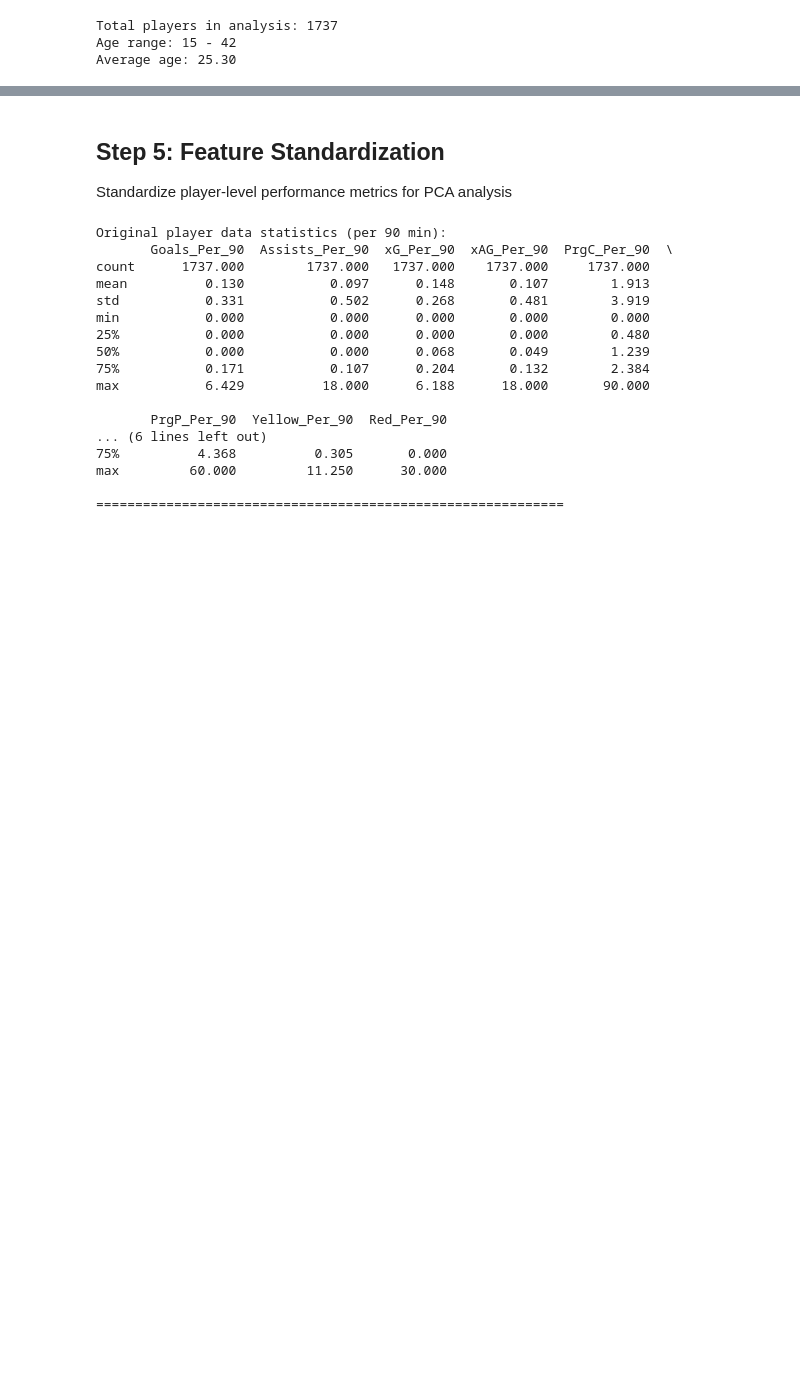
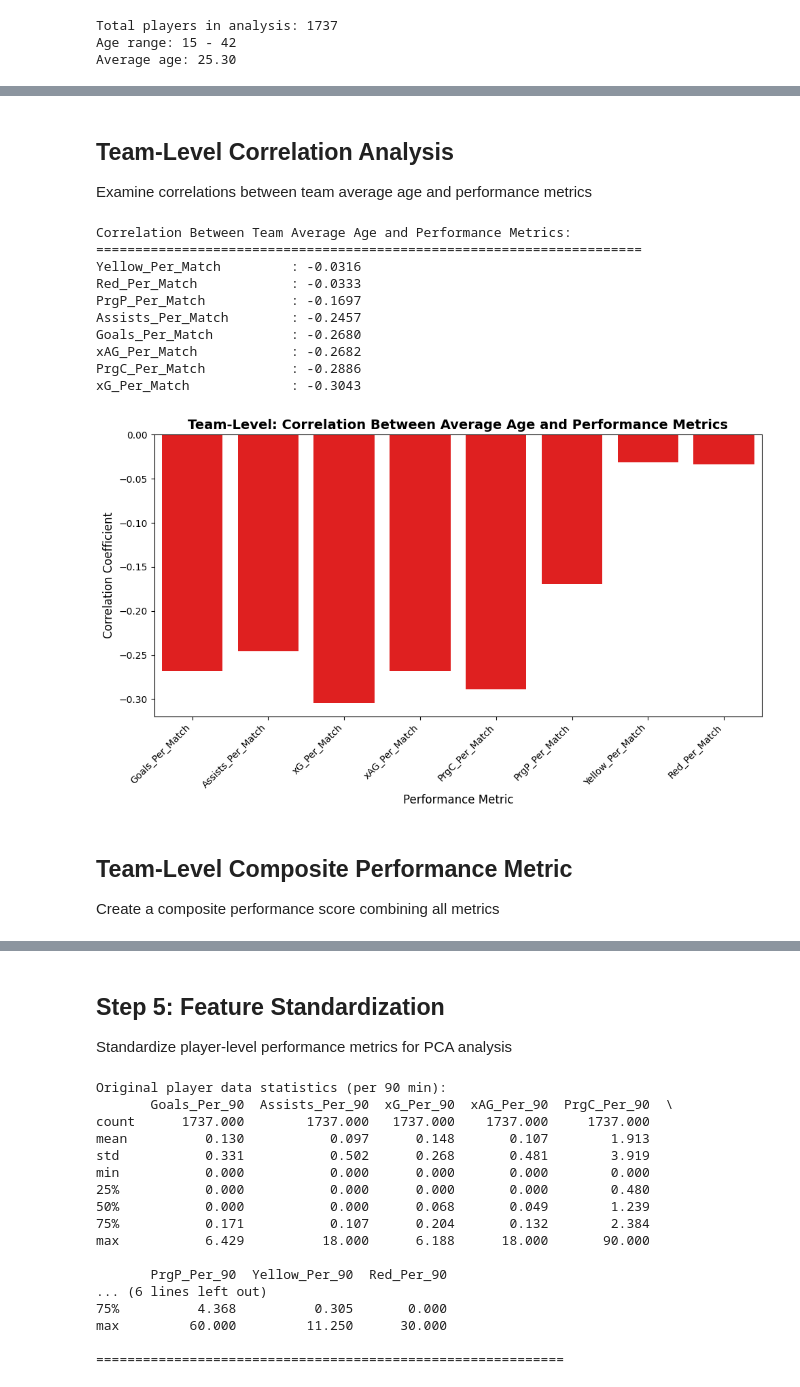
Before and after one commit to Bola-j/Football_Aanlytics_project, a Jupyter notebook: analysis/ques3.ipynb, the cells around one changed output, grey strips where cells are left out. Saved outputs shown, nothing was run; the diff lists cells and outputs as text; code cells hidden in the pictures; blank space fills up the shorter version.

Commit message:
Do teams with higher average player age perform worse in tournaments?

```diff
--- a/analysis/ques3.ipynb
+++ b/analysis/ques3.ipynb
@@ -442,0 +565,45 @@ Average age: 25.30
+# %% [markdown]
+## Team-Level Correlation Analysis
+Examine correlations between team average age and performance metrics
+# %%
+# Calculate correlations between team average age and performance metrics
+team_performance_cols = ['Goals_Per_Match', 'Assists_Per_Match', 'xG_Per_Match',
+                          'xAG_Per_Match', 'PrgC_Per_Match', 'PrgP_Per_Match',
+                          'Yellow_Per_Match', 'Red_Per_Match']
+
+team_corrs = {}
+for col in team_performance_cols:
+    cor = team_stats[col].corr(team_stats['Avg_Age'])
+    team_corrs[col] = cor
+
+print("Correlation Between Team Average Age and Performance Metrics:")
+print("="*70)
+for col, cor in sorted(team_corrs.items(), key=lambda item: item[1], reverse=True):
+    print(f"{col:25s}: {cor:+.4f}")
+
+# Visualize correlations
+plt.figure(figsize=(10, 6))
+colors = ['green' if v > 0 else 'red' for v in team_corrs.values()]
+sns.barplot(x=list(team_corrs.keys()), y=list(team_corrs.values()), palette=colors)
+plt.title("Team-Level: Correlation Between Average Age and Performance Metrics", fontsize=14, fontweight='bold')
+plt.ylabel("Correlation Coefficient", fontsize=12)
+plt.xlabel("Performance Metric", fontsize=12)
+plt.xticks(rotation=45, ha='right')
+plt.axhline(y=0, color='black', linestyle='-', linewidth=0.5)
+plt.tight_layout()
+plt.show()
+# %% [output]
+Correlation Between Team Average Age and Performance Metrics:
+======================================================================
+Yellow_Per_Match         : -0.0316
+Red_Per_Match            : -0.0333
+PrgP_Per_Match           : -0.1697
+Assists_Per_Match        : -0.2457
+Goals_Per_Match          : -0.2680
+xAG_Per_Match            : -0.2682
+PrgC_Per_Match           : -0.2886
+xG_Per_Match             : -0.3043
+[figure, added]
+# %% [markdown]
+## Team-Level Composite Performance Metric
+Create a composite performance score combining all metrics
```
Also changed, not shown: parts of 18 cells of this notebook, 1 other file.
